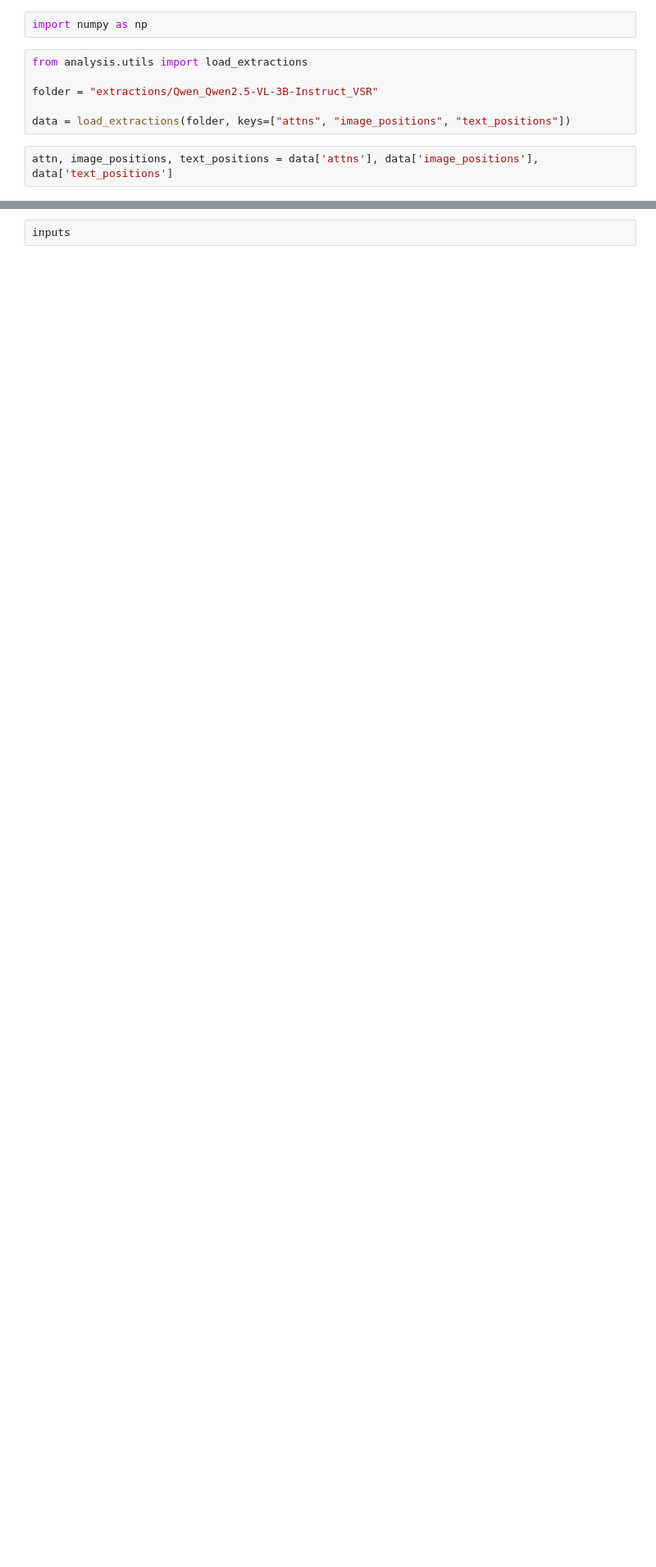
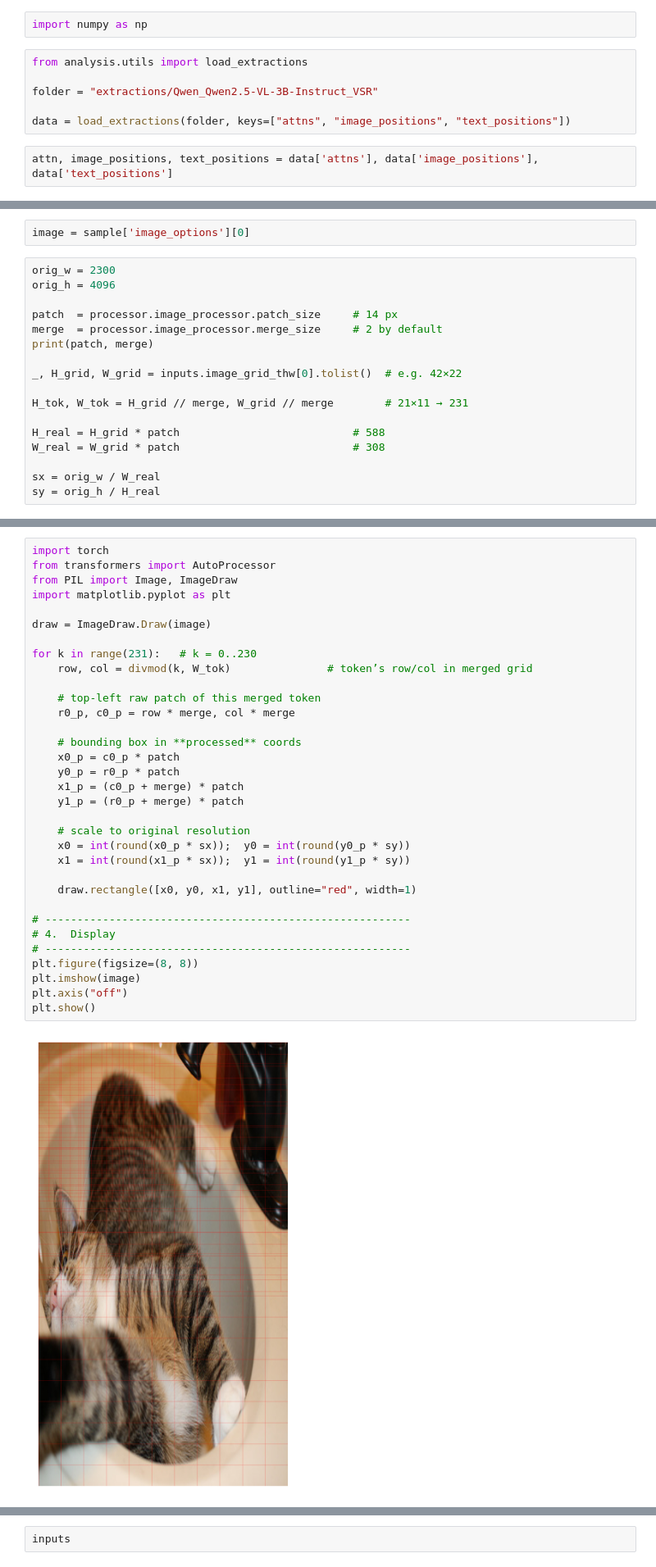
Before and after one commit to LeonEricsson/vlm-internals, a Jupyter notebook: playground.ipynb, the cells around one changed output, grey strips where cells are left out. Shown at 82% size. Saved outputs shown, nothing was run; the diff lists cells and outputs as text; blank space fills up the shorter version.

Commit message:
patch bounding box calc

```diff
--- a/playground.ipynb
+++ b/playground.ipynb
@@ -22,0 +92,19 @@ TypeError: compute_attention_ratios2() takes 2 positional arguments but 3 were g
+# %%
+image = sample['image_options'][0]
+# %%
+orig_w = 2300
+orig_h = 4096
+
+patch  = processor.image_processor.patch_size     # 14 px
+merge  = processor.image_processor.merge_size     # 2 by default
+print(patch, merge)
+
+_, H_grid, W_grid = inputs.image_grid_thw[0].tolist()  # e.g. 42×22
+
+H_tok, W_tok = H_grid // merge, W_grid // merge        # 21×11 → 231
+
+H_real = H_grid * patch                           # 588
+W_real = W_grid * patch                           # 308
+
+sx = orig_w / W_real
+sy = orig_h / H_real
@@ -23,3 +121,38 @@ TypeError: compute_attention_ratios2() takes 2 positional arguments but 3 were g
+# %%
+import torch
+from transformers import AutoProcessor
+from PIL import Image, ImageDraw
+import matplotlib.pyplot as plt
+
+draw = ImageDraw.Draw(image)
+
+for k in range(231):   # k = 0..230
+    row, col = divmod(k, W_tok)               # token’s row/col in merged grid
+
+    # top-left raw patch of this merged token
+    r0_p, c0_p = row * merge, col * merge
+
+    # bounding box in **processed** coords
+    x0_p = c0_p * patch
+    y0_p = r0_p * patch
+    x1_p = (c0_p + merge) * patch
+    y1_p = (r0_p + merge) * patch
+
+    # scale to original resolution
+    x0 = int(round(x0_p * sx));  y0 = int(round(y0_p * sy))
+    x1 = int(round(x1_p * sx));  y1 = int(round(y1_p * sy))
+
+    draw.rectangle([x0, y0, x1, y1], outline="red", width=1)
+
+# ---------------------------------------------------------
+# 4.  Display
+# ---------------------------------------------------------
+plt.figure(figsize=(8, 8))
+plt.imshow(image)
+plt.axis("off")
+plt.show()
+# %% [output]
+[figure, added]
 # %%
 import torch
 from transformers import Qwen2_5_VLForConditionalGeneration, AutoProcessor
```
Also changed, not shown: parts of 11 cells of this notebook, 4 other files.
